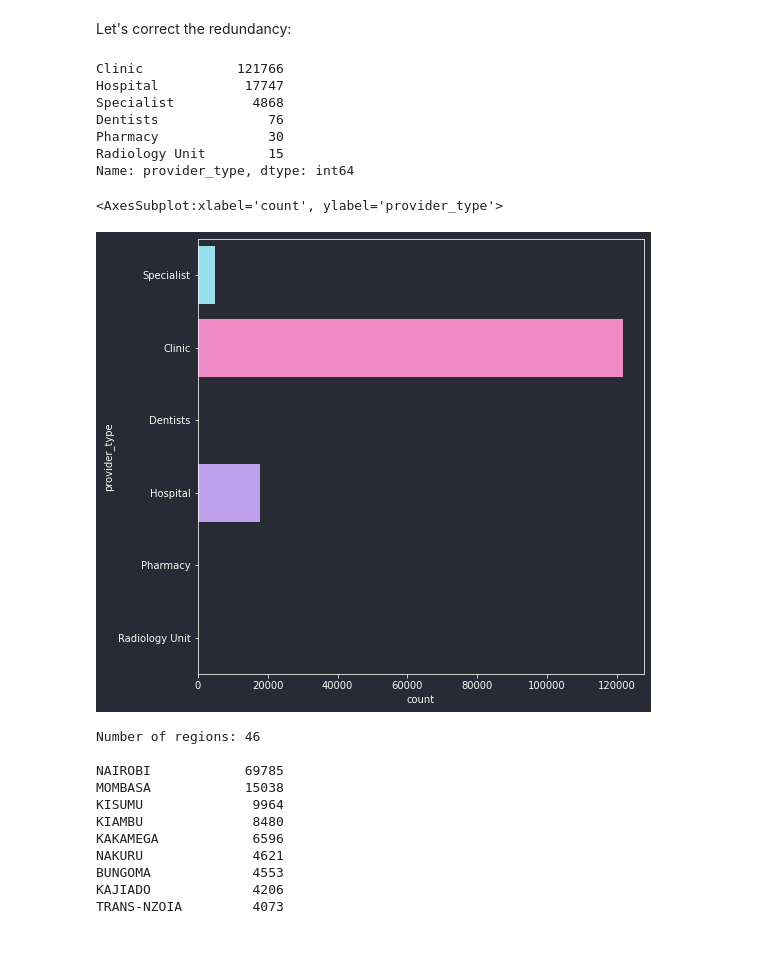
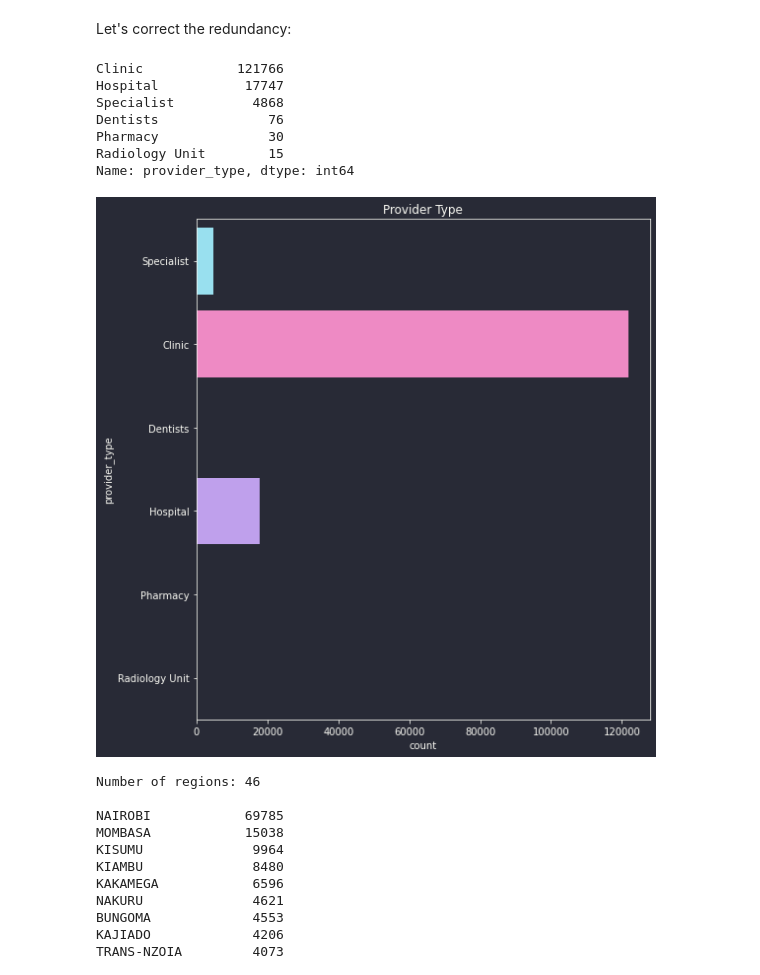
Before and after one commit to lyraxvincent/insurance-claims-prediction, a Jupyter notebook: EDA.ipynb, the cells around one changed output. Drawn from its saved outputs; the diff is of its cells as text; code cells hidden in the pictures; blank space fills up the shorter version.

Commit message:
add plots
content progress

```diff
--- a/EDA.ipynb
+++ b/EDA.ipynb
@@ -147,21 +171,24 @@ Let's correct the redundancy:
 # %%
 data.provider_type.replace(['Medical Clinic/ Centre', 'Medical Clinic', 'Clinic, Level 1', 'Medical Centre', 'Health Centre'],
                            'Clinic', inplace=True)
 data.provider_type.replace(['Nursing Home', 'Maternity And Nursing Home', 'Primary Hospital-Category 2'], 'Hospital', inplace=True)
 
 print(data.provider_type.value_counts())
 plt.figure(figsize=(8,8))
 sns.countplot(y=data.provider_type)
+
+plt.title("Provider Type")
+plt.tight_layout()
+plt.savefig("plots/provider type distribution.png", dpi=1000)
 # %% [output]
 Clinic            121766
 Hospital           17747
 Specialist          4868
 Dentists              76
 Pharmacy              30
 Radiology Unit        15
 Name: provider_type, dtype: int64
-<AxesSubplot:xlabel='count', ylabel='provider_type'>
-[figure, old version]
+[figure, new version]
 # %%
 # provider region
 print(f"Number of regions: {data.provider_region.nunique()}\n")
```
Also changed, not shown: parts of 14 cells of this notebook, 5 other files.
